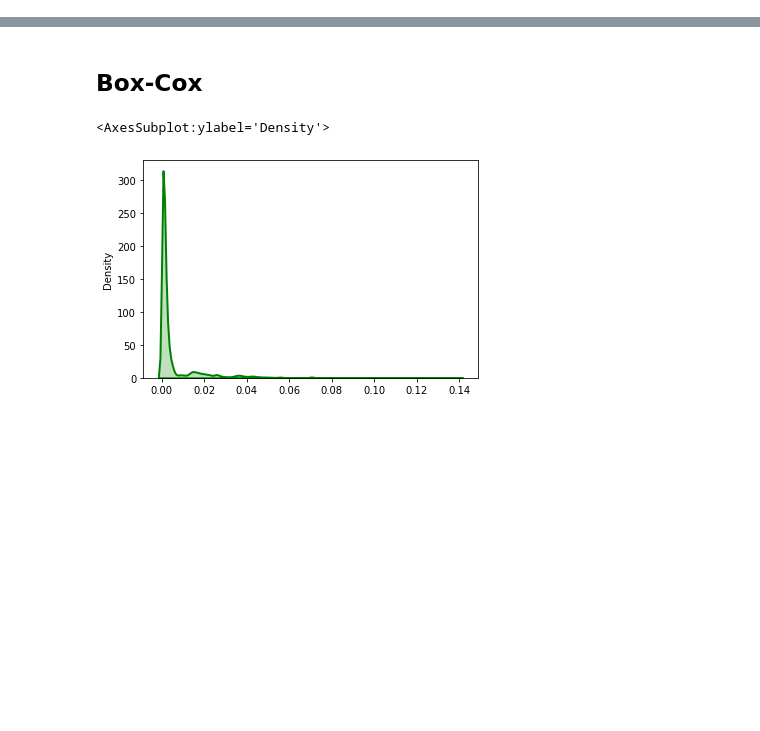
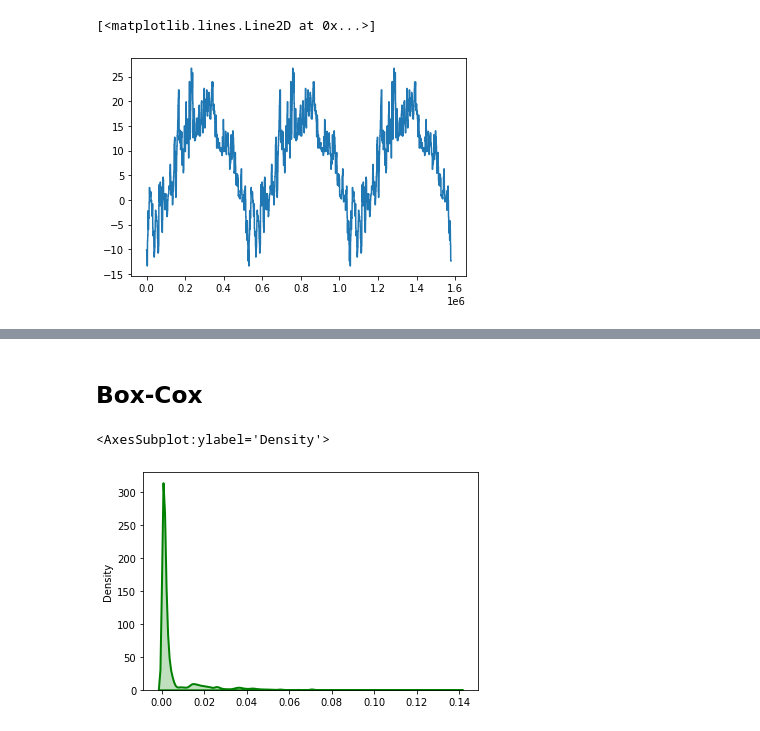
Before and after one commit to jurek1029/HouseholdEnergyPredictor, a Jupyter notebook: Data-LPG-Prep.ipynb, the cells around one changed output, grey strips where cells are left out. Drawn from its saved outputs; the diff is of its cells as text; code cells hidden in the pictures; blank space fills up the shorter version.

```diff
--- a/Data-LPG-Prep.ipynb
+++ b/Data-LPG-Prep.ipynb
@@ -37,2 +41,7 @@ all = temp.merge(df, left_on = 'Timestep',right_on = 'Electricity.Timestep',how
 all = all[['Time', 'Sum [kWh]', 'Temperature']]
 all.rename(columns = {"Time": "date", 'Sum [kWh]':"energy", 'Temperature': 'temp'}, inplace = True)
+# %%
+plt.plot(temp['Temperature'])
+# %% [output]
+[<matplotlib.lines.Line2D at 0x...>]
+[figure, added]
```
Also changed, not shown: parts of 7 cells of this notebook.
